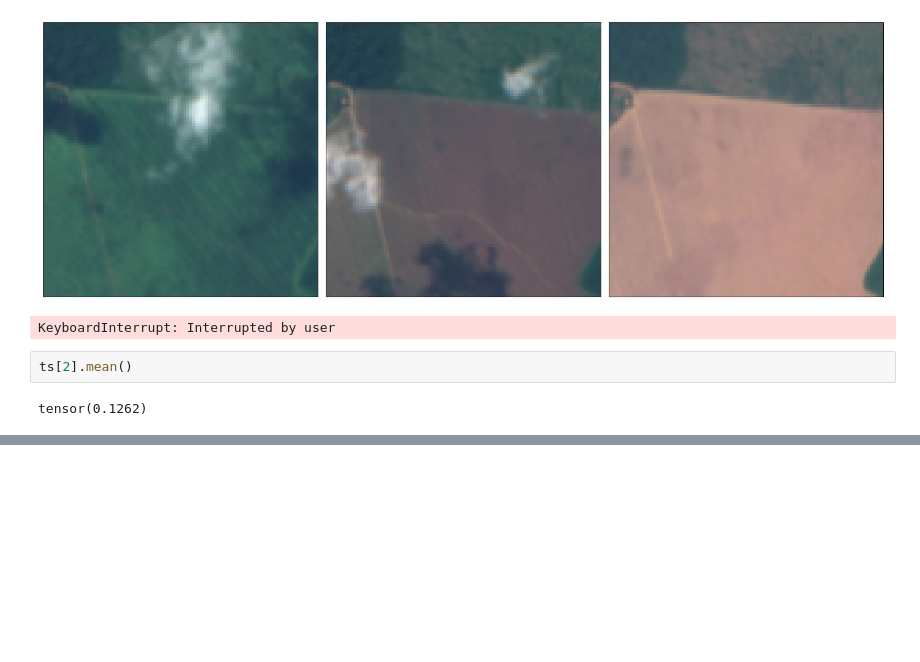
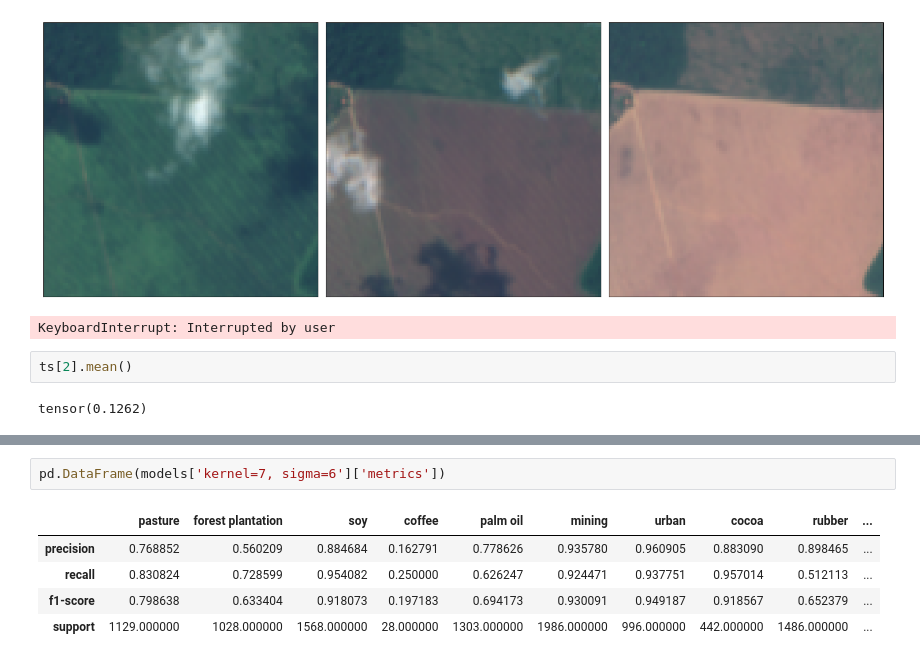
Before and after one commit to janpisl/location-encoding, a Jupyter notebook: notebooks/inspect-predictions-tmf.ipynb, the cells around one changed output, grey strips where cells are left out. Drawn from its saved outputs; the diff is of its cells as text; blank space fills up the shorter version.

```diff
--- a/notebooks/inspect-predictions-tmf.ipynb
+++ b/notebooks/inspect-predictions-tmf.ipynb
@@ -268,0 +363,8 @@ tensor(0.1262)
+# %%
+pd.DataFrame(models['kernel=7, sigma=6']['metrics'])
+# %% [output]
+|  | pasture | forest plantation | soy | coffee | palm oil | mining | urban | cocoa | rubber | ... |
+| precision | 0.768852 | 0.560209 | 0.884684 | 0.162791 | 0.778626 | 0.935780 | 0.960905 | 0.883090 | 0.898465 | ... |
+| recall | 0.830824 | 0.728599 | 0.954082 | 0.250000 | 0.626247 | 0.924471 | 0.937751 | 0.957014 | 0.512113 | ... |
+| f1-score | 0.798638 | 0.633404 | 0.918073 | 0.197183 | 0.694173 | 0.930091 | 0.949187 | 0.918567 | 0.652379 | ... |
+| support | 1129.000000 | 1028.000000 | 1568.000000 | 28.000000 | 1303.000000 | 1986.000000 | 996.000000 | 442.000000 | 1486.000000 | ... |
```
Also changed, not shown: parts of 16 cells of this notebook, 5 other files.
